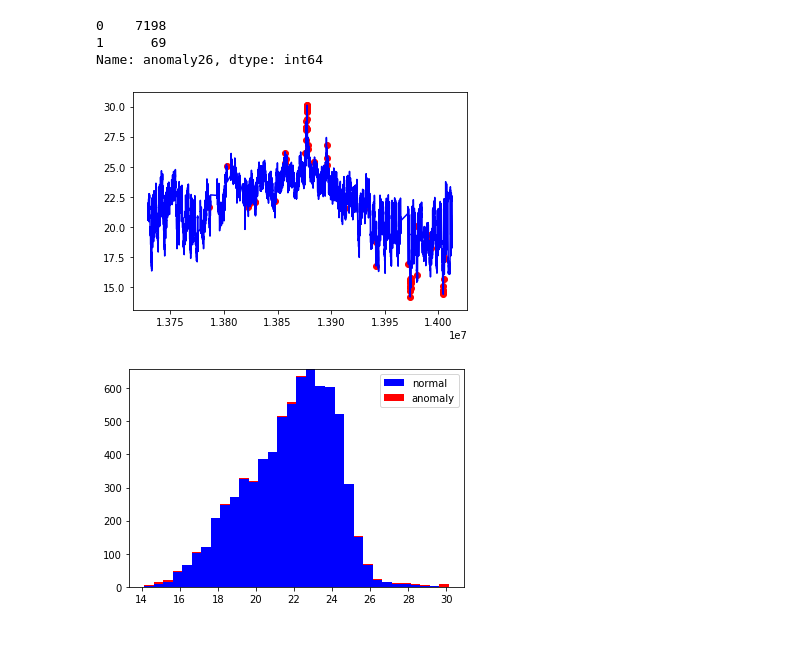
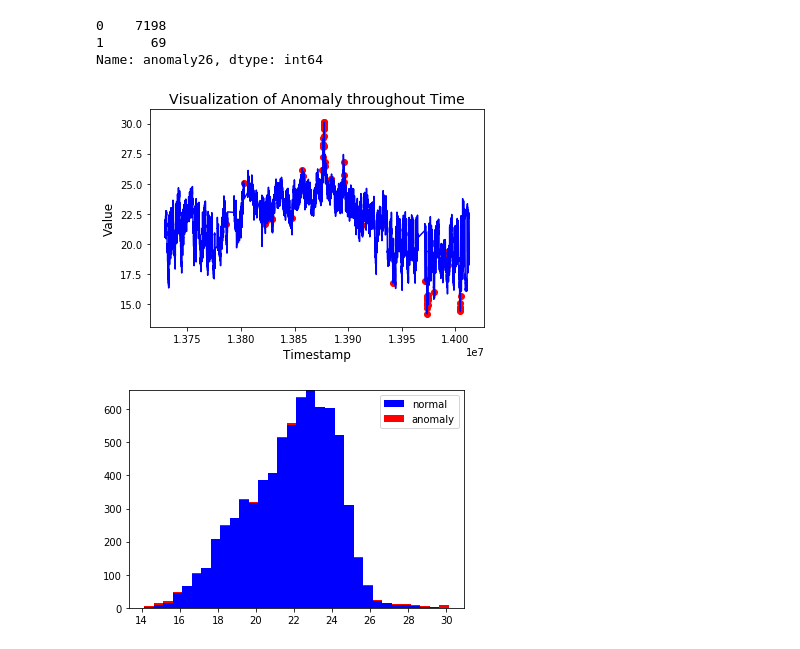
Before and after one commit to Yukkiasuna-sao/Anomaly_Detection, a Jupyter notebook: ipynb_translation/unsupervised-anomaly-detection.ipynb, the cells around one changed output. Drawn from its saved outputs; the diff is of its cells as text; code cells hidden in the pictures.

```diff
--- a/ipynb_translation/unsupervised-anomaly-detection.ipynb
+++ b/ipynb_translation/unsupervised-anomaly-detection.ipynb
@@ -798,14 +821,19 @@ print(df['anomaly26'].value_counts())
 1      69
 Name: anomaly26, dtype: int64
 # %%
-# visualisation of anomaly throughout time (viz 1)
+# 시간 경과에 따른 이상 징후 시각화
 fig, ax = plt.subplots()
 
 a = df.loc[df['anomaly26'] == 1, ['time_epoch', 'value']] #anomaly
 
 ax.plot(df['time_epoch'], df['value'], color='blue')
 ax.scatter(a['time_epoch'],a['value'], color='red')
+
+plt.title("Visualization of Anomaly throughout Time", fontsize = 14)
+plt.xlabel('Timestamp', fontsize = 12)
+plt.ylabel('Value', fontsize = 12)
+
 plt.show()
 # %% [output]
-[figure, old version]
+[figure, new version]
 # %%
```
Also changed, not shown: parts of 25 cells of this notebook.
